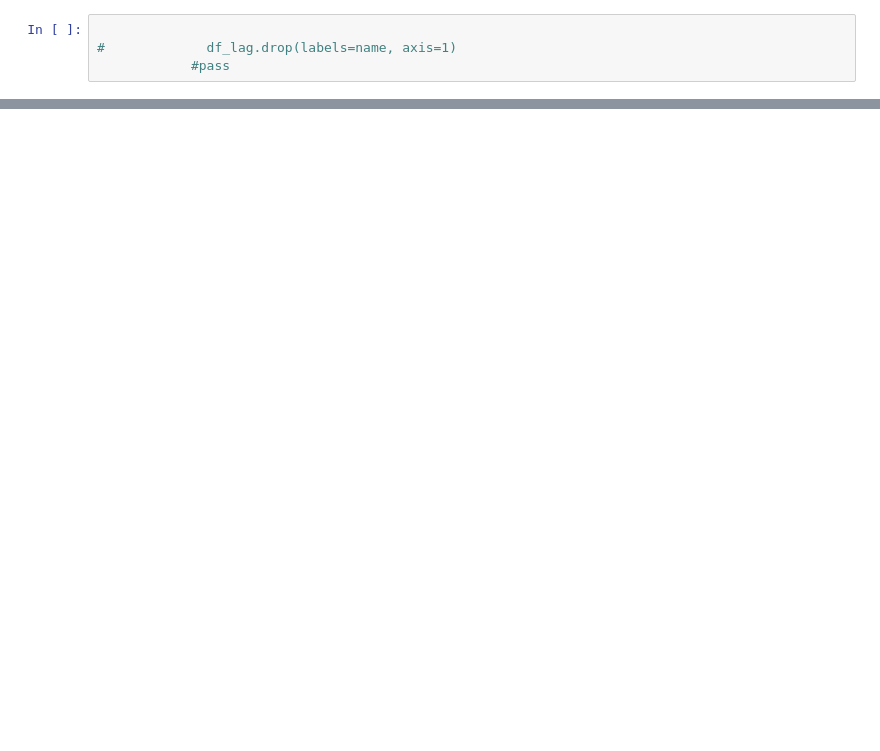
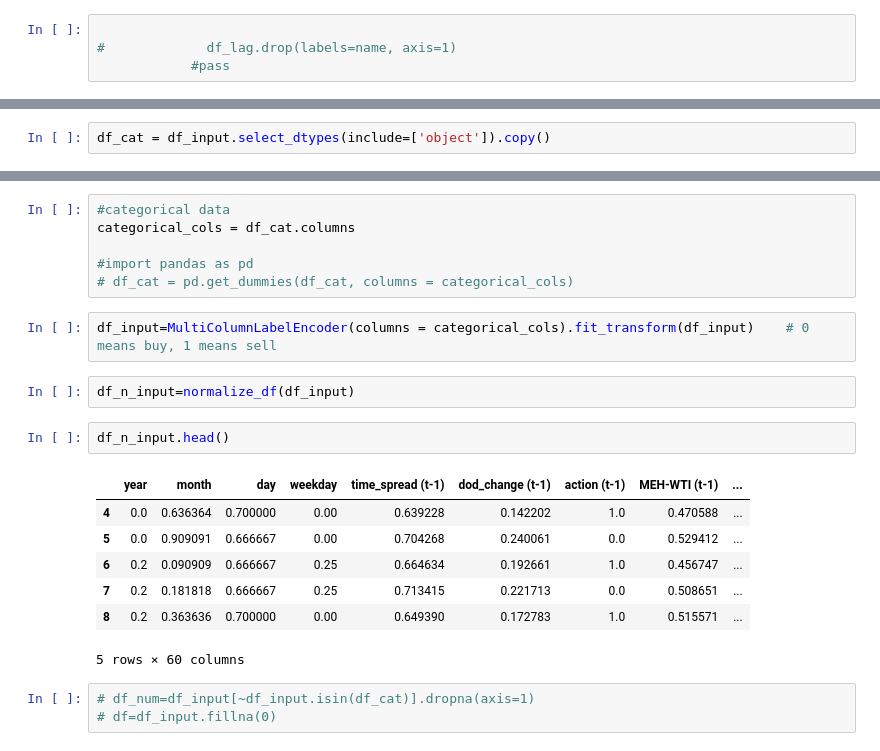
Before and after one commit to abu-rayyan/oil_futures, a Jupyter notebook: src/features_engineering.ipynb, the cells around one changed output, grey strips where cells are left out. Saved outputs shown, nothing was run; the diff lists cells and outputs as text; blank space fills up the shorter version.

Commit message:
added code to normalize the numeric features, convert categorical variables to labels, and dividing data into input and output

```diff
--- a/src/features_engineering.ipynb
+++ b/src/features_engineering.ipynb
@@ -207,0 +281,2 @@ Name: action, Length: 704, dtype: object
+# %%
+df_cat = df_input.select_dtypes(include=['object']).copy()
@@ -207,0 +292,23 @@ Name: action, Length: 704, dtype: object
+# %%
+#categorical data
+categorical_cols = df_cat.columns
+
+#import pandas as pd
+# df_cat = pd.get_dummies(df_cat, columns = categorical_cols)
+# %%
+df_input=MultiColumnLabelEncoder(columns = categorical_cols).fit_transform(df_input)    # 0 means buy, 1 means sell
+# %%
+df_n_input=normalize_df(df_input)
+# %%
+df_n_input.head()
+# %% [output]
+|  | year | month | day | weekday | time_spread (t-1) | dod_change (t-1) | action (t-1) | MEH-WTI (t-1) | ... |
+| 4 | 0.0 | 0.636364 | 0.700000 | 0.00 | 0.639228 | 0.142202 | 1.0 | 0.470588 | ... |
+| 5 | 0.0 | 0.909091 | 0.666667 | 0.00 | 0.704268 | 0.240061 | 0.0 | 0.529412 | ... |
+| 6 | 0.2 | 0.090909 | 0.666667 | 0.25 | 0.664634 | 0.192661 | 1.0 | 0.456747 | ... |
+| 7 | 0.2 | 0.181818 | 0.666667 | 0.25 | 0.713415 | 0.221713 | 0.0 | 0.508651 | ... |
+| 8 | 0.2 | 0.363636 | 0.700000 | 0.00 | 0.649390 | 0.172783 | 1.0 | 0.515571 | ... |
+5 rows × 60 columns
+# %%
+# df_num=df_input[~df_input.isin(df_cat)].dropna(axis=1)
+# df=df_input.fillna(0)
```
Also changed, not shown: parts of 19 cells of this notebook.
